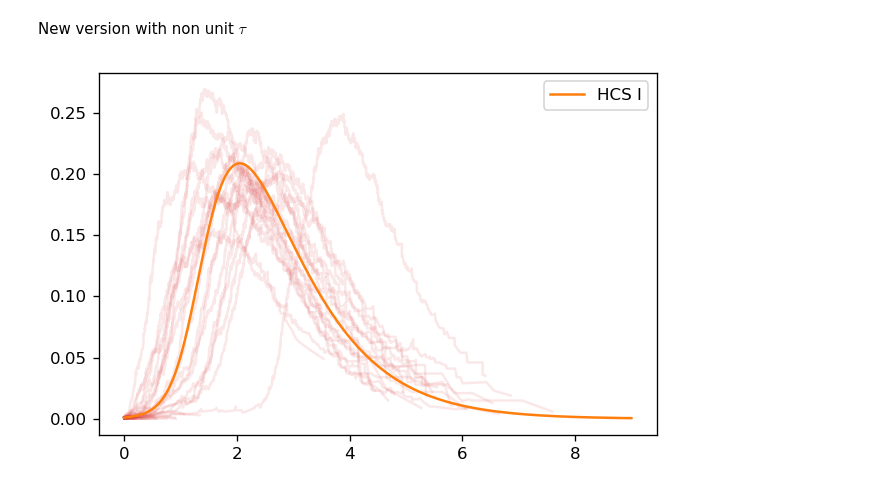
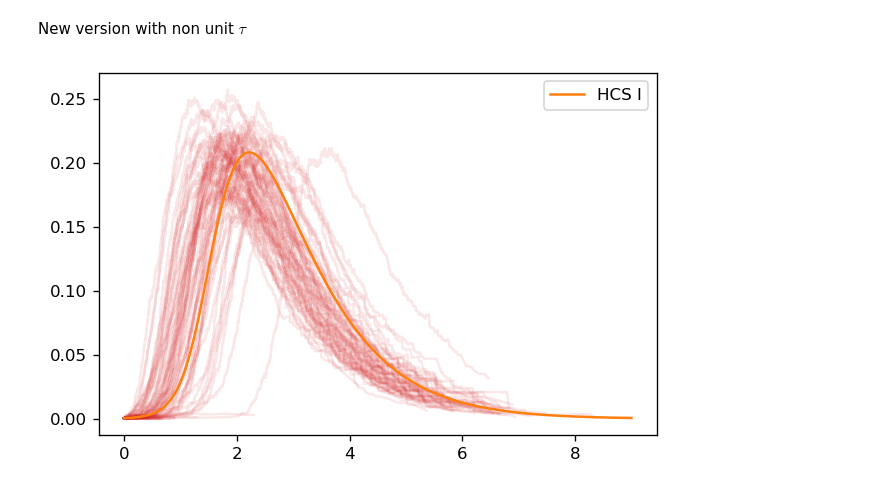
Before and after one commit to ivvaan/A-disease-spread-inhomogeneous-models, a Jupyter notebook: Stochastic_modelling_and_lineages_distribution.ipynb, the cells around one changed output. Drawn from its saved outputs; the diff is of its cells as text; code cells hidden in the pictures.

```diff
--- a/Stochastic_modelling_and_lineages_distribution.ipynb
+++ b/Stochastic_modelling_and_lineages_distribution.ipynb
@@ -91,7 +91,7 @@ def HCS_SIR(r0_0,I0,τ,vs0,vb0):
     S,I,A,mus,mub,C,vs,vb=sol
     return S,I
 # %%
-r0_0,τ,population_size,T=5.2,1.0,1000,modeling_period
+r0_0,τ,population_size,T=5.2,1.0,2000,modeling_period
 spreadability=np.ones(population_size)
 catchability=np.ones(population_size)
 fig, ax = plt.subplots(dpi=120)
@@ -225,12 +225,12 @@ New version with non unit $\tau$
 # %%
 τ=0.4
 fig, ax = plt.subplots(dpi=120)
-for n in range(50):
+for n in range(120):
     t,_,i=stochastic_dynamics2(r0_0,τ,population_size,spreadability,catchability,T)
     plt.plot(t, i/population_size,color='C3', alpha=0.1)
 s,i=HCS_SIR(r0_0,1.0/population_size,τ,vs0,vbc)
 plt.plot(m_t, i,color='C1', label=f'HCS I')
 plt.legend(loc='upper right')
 plt.show()
 # %% [output]
-[figure, old version]
+[figure, new version]
```
Also changed, not shown: parts of 16 cells of this notebook.
